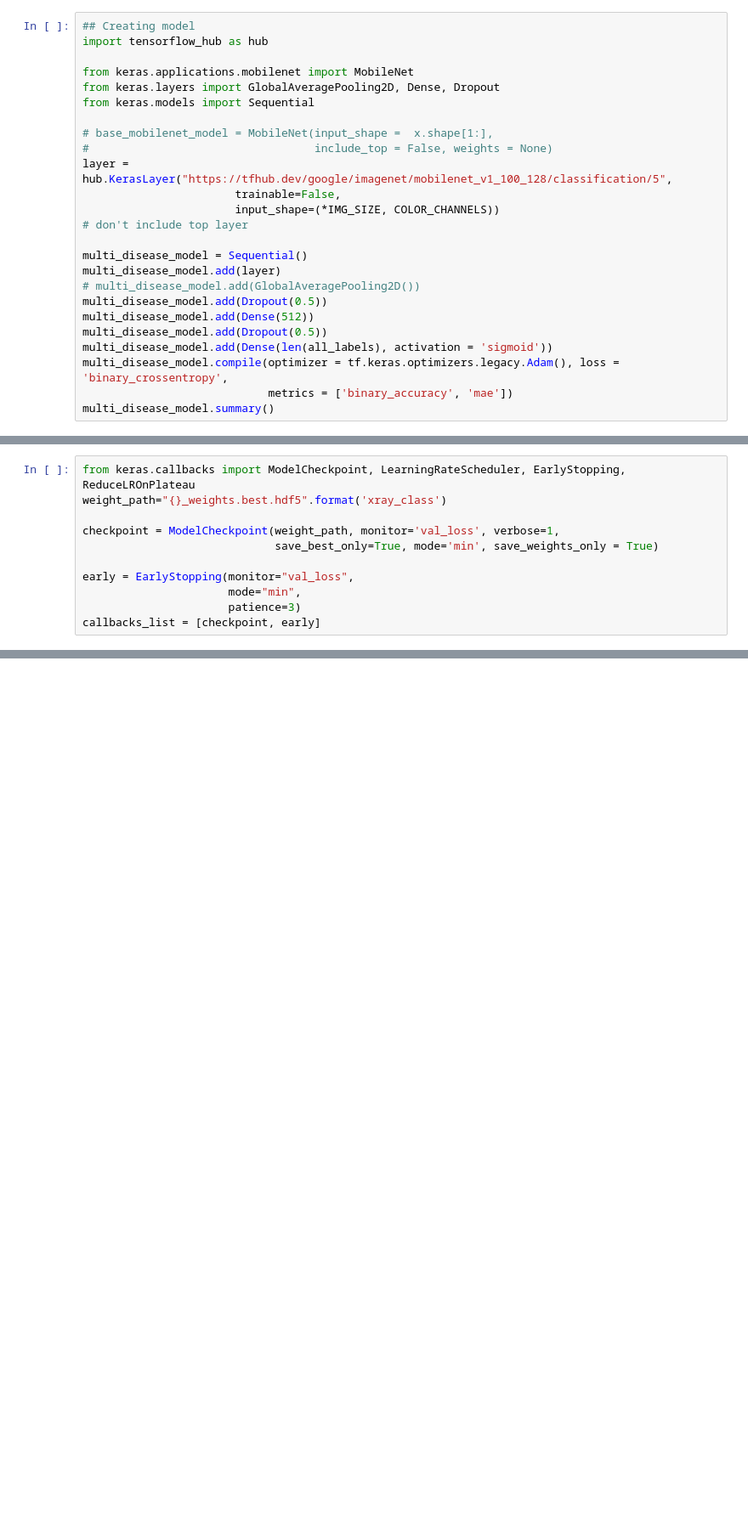
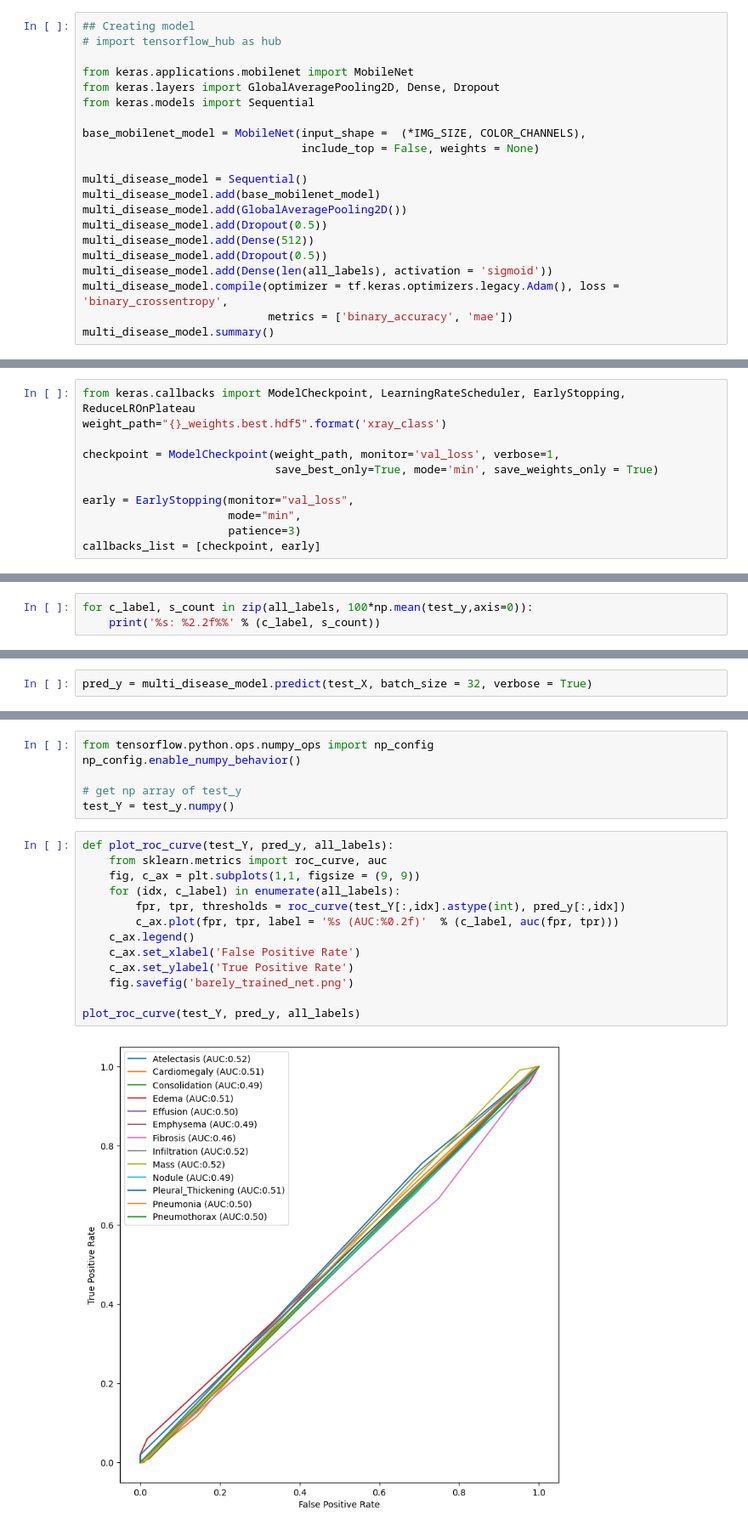
Before and after one commit to bprzybysz/chest-xray-classification, a Jupyter notebook: chest-xray-reboot.ipynb, the cells around one changed output, grey strips where cells are left out. Shown at 85% size. Saved outputs shown, nothing was run; the diff lists cells and outputs as text; blank space fills up the shorter version.

```diff
--- a/chest-xray-reboot.ipynb
+++ b/chest-xray-reboot.ipynb
@@ -276,21 +286,17 @@ tensorflow.python.data.ops.dataset_ops.FlatMapDataset
 # %%
 ## Creating model
-import tensorflow_hub as hub
+# import tensorflow_hub as hub
 
 from keras.applications.mobilenet import MobileNet
 from keras.layers import GlobalAveragePooling2D, Dense, Dropout
 from keras.models import Sequential
 
-# base_mobilenet_model = MobileNet(input_shape =  x.shape[1:],
-#                                  include_top = False, weights = None)
-layer = hub.KerasLayer("https://tfhub.dev/google/imagenet/mobilenet_v1_100_128/classification/5",
-                       trainable=False,
-                       input_shape=(*IMG_SIZE, COLOR_CHANNELS))
-# don't include top layer
+base_mobilenet_model = MobileNet(input_shape =  (*IMG_SIZE, COLOR_CHANNELS),
+                                 include_top = False, weights = None)
 
 multi_disease_model = Sequential()
-multi_disease_model.add(layer)
-# multi_disease_model.add(GlobalAveragePooling2D())
+multi_disease_model.add(base_mobilenet_model)
+multi_disease_model.add(GlobalAveragePooling2D())
 multi_disease_model.add(Dropout(0.5))
 multi_disease_model.add(Dense(512))
 multi_disease_model.add(Dropout(0.5))
@@ -355,0 +348,3 @@ test_ds.element_spec
+# %%
+for c_label, s_count in zip(all_labels, 100*np.mean(test_y,axis=0)):
+    print('%s: %2.2f%%' % (c_label, s_count))
@@ -355,0 +365,2 @@ test_ds.element_spec
+# %%
+pred_y = multi_disease_model.predict(test_X, batch_size = 32, verbose = True)
@@ -355,0 +370,21 @@ test_ds.element_spec
+# %%
+from tensorflow.python.ops.numpy_ops import np_config
+np_config.enable_numpy_behavior()
+
+# get np array of test_y
+test_Y = test_y.numpy()
+# %%
+def plot_roc_curve(test_Y, pred_y, all_labels):
+    from sklearn.metrics import roc_curve, auc
+    fig, c_ax = plt.subplots(1,1, figsize = (9, 9))
+    for (idx, c_label) in enumerate(all_labels):
+        fpr, tpr, thresholds = roc_curve(test_Y[:,idx].astype(int), pred_y[:,idx])
+        c_ax.plot(fpr, tpr, label = '%s (AUC:%0.2f)'  % (c_label, auc(fpr, tpr)))
+    c_ax.legend()
+    c_ax.set_xlabel('False Positive Rate')
+    c_ax.set_ylabel('True Positive Rate')
+    fig.savefig('barely_trained_net.png')
+
+plot_roc_curve(test_Y, pred_y, all_labels)
+# %% [output]
+[figure, added]
```
Also changed, not shown: parts of 22 cells of this notebook.
